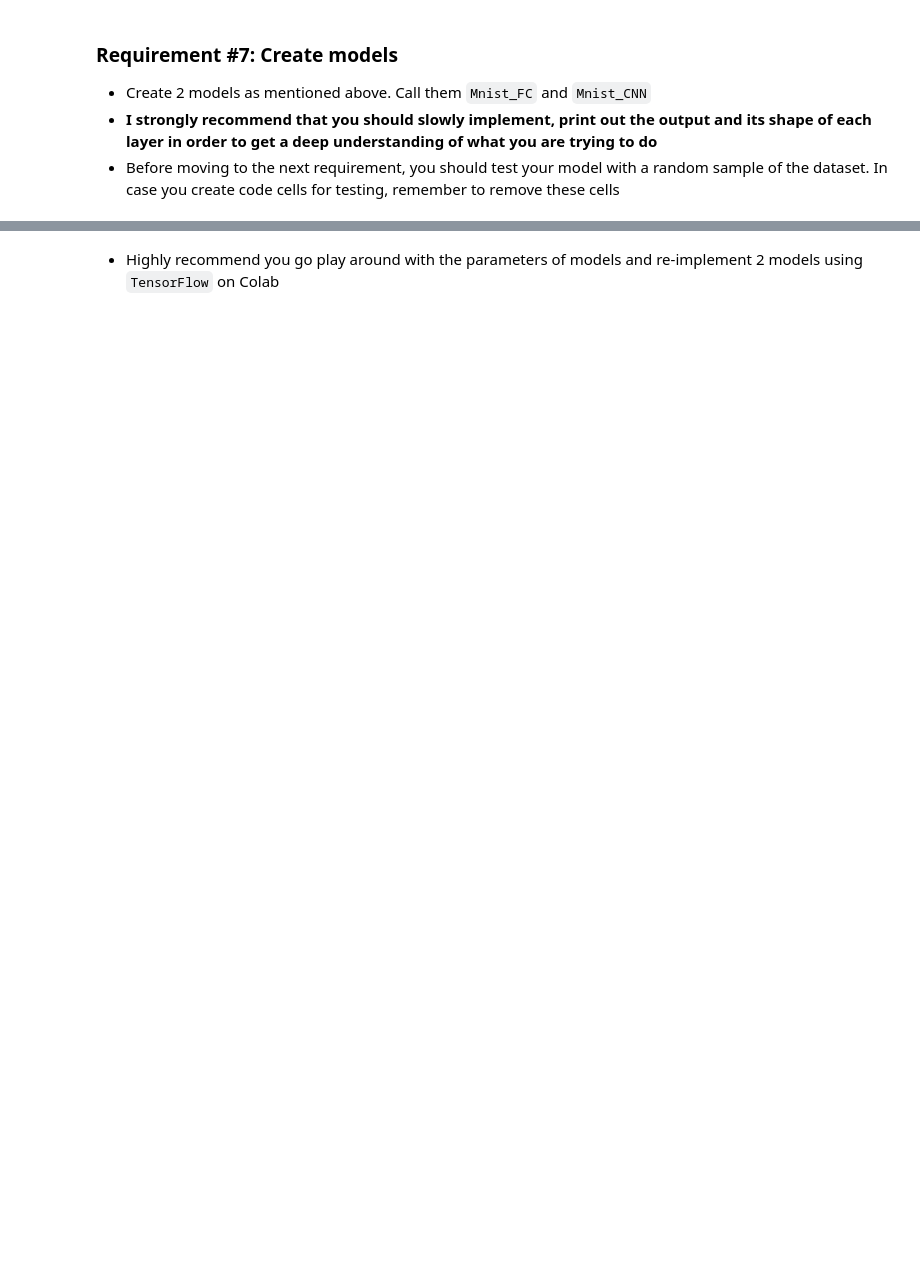
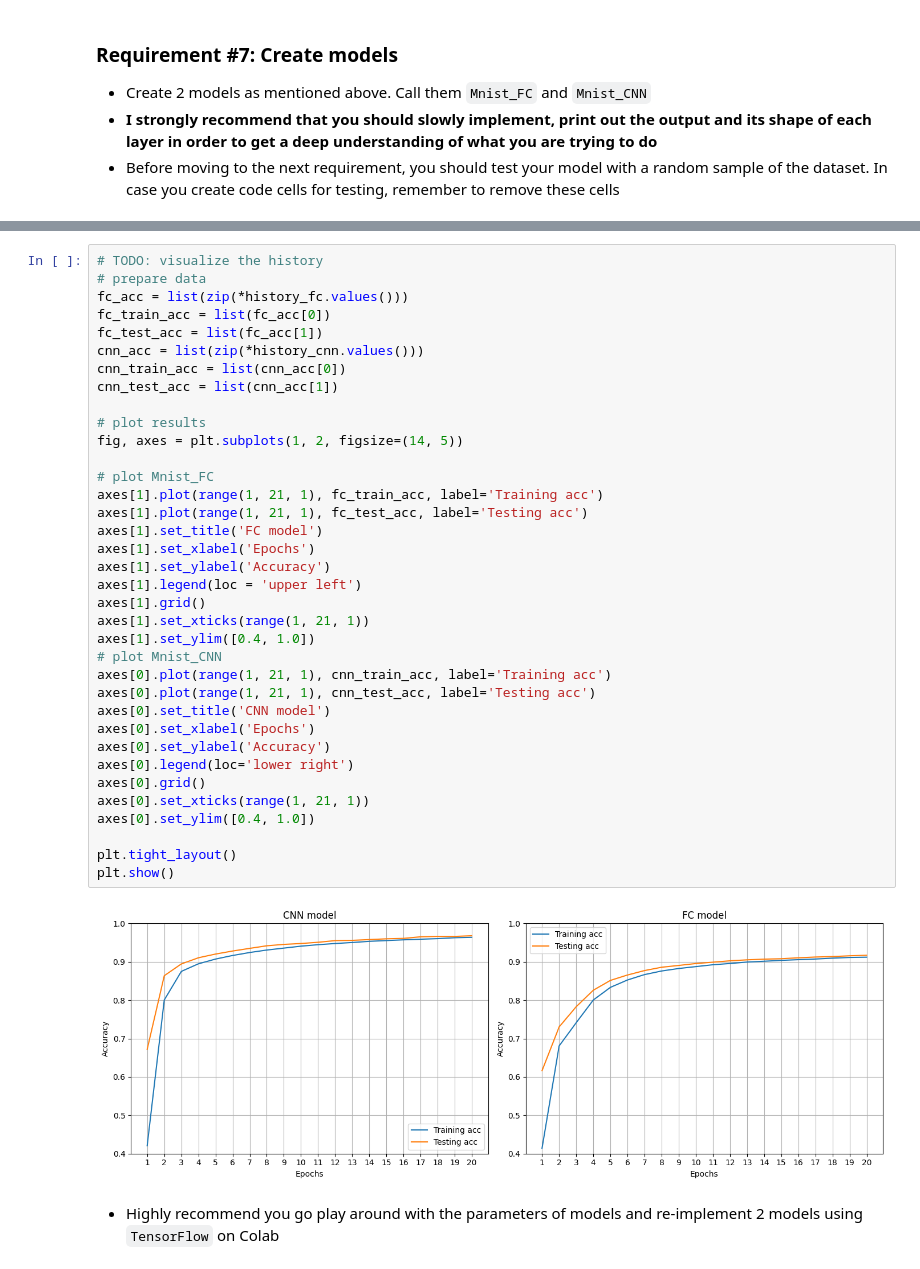
Before and after one commit to khanhnhan1512/Lab-3, a Jupyter notebook: 21127657.ipynb, the cells around one changed output, grey strips where cells are left out. Saved outputs shown, nothing was run; the diff lists cells and outputs as text; blank space fills up the shorter version.

```diff
--- a/21127657.ipynb
+++ b/21127657.ipynb
@@ -617,2 +723,40 @@ raise NotImplementedError('not implemented')
+# %%
+# TODO: visualize the history
+# prepare data
+fc_acc = list(zip(*history_fc.values()))
+fc_train_acc = list(fc_acc[0])
+fc_test_acc = list(fc_acc[1])
+cnn_acc = list(zip(*history_cnn.values()))
+cnn_train_acc = list(cnn_acc[0])
+cnn_test_acc = list(cnn_acc[1])
+
+# plot results
+fig, axes = plt.subplots(1, 2, figsize=(14, 5))
+
+# plot Mnist_FC
+axes[1].plot(range(1, 21, 1), fc_train_acc, label='Training acc')
+axes[1].plot(range(1, 21, 1), fc_test_acc, label='Testing acc')
+axes[1].set_title('FC model')
+axes[1].set_xlabel('Epochs')
+axes[1].set_ylabel('Accuracy')
+axes[1].legend(loc = 'upper left')
+axes[1].grid()
+axes[1].set_xticks(range(1, 21, 1))
+axes[1].set_ylim([0.4, 1.0])
+# plot Mnist_CNN
+axes[0].plot(range(1, 21, 1), cnn_train_acc, label='Training acc')
+axes[0].plot(range(1, 21, 1), cnn_test_acc, label='Testing acc')
+axes[0].set_title('CNN model')
+axes[0].set_xlabel('Epochs')
+axes[0].set_ylabel('Accuracy')
+axes[0].legend(loc='lower right')
+axes[0].grid()
+axes[0].set_xticks(range(1, 21, 1))
+axes[0].set_ylim([0.4, 1.0])
+
+plt.tight_layout()
+plt.show()
+# %% [output]
+[figure, added]
 # %% [markdown]
 - Highly recommend you go play around with the parameters of models and re-implement 2 models using `TensorFlow` on Colab
```
Also changed, not shown: parts of 18 cells of this notebook.
